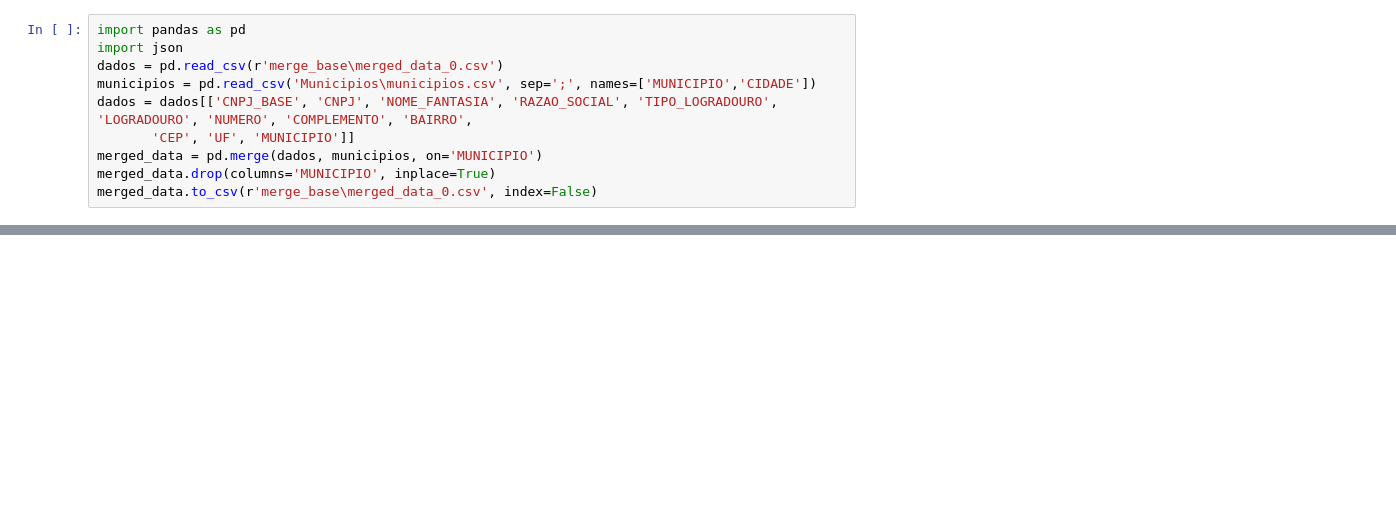
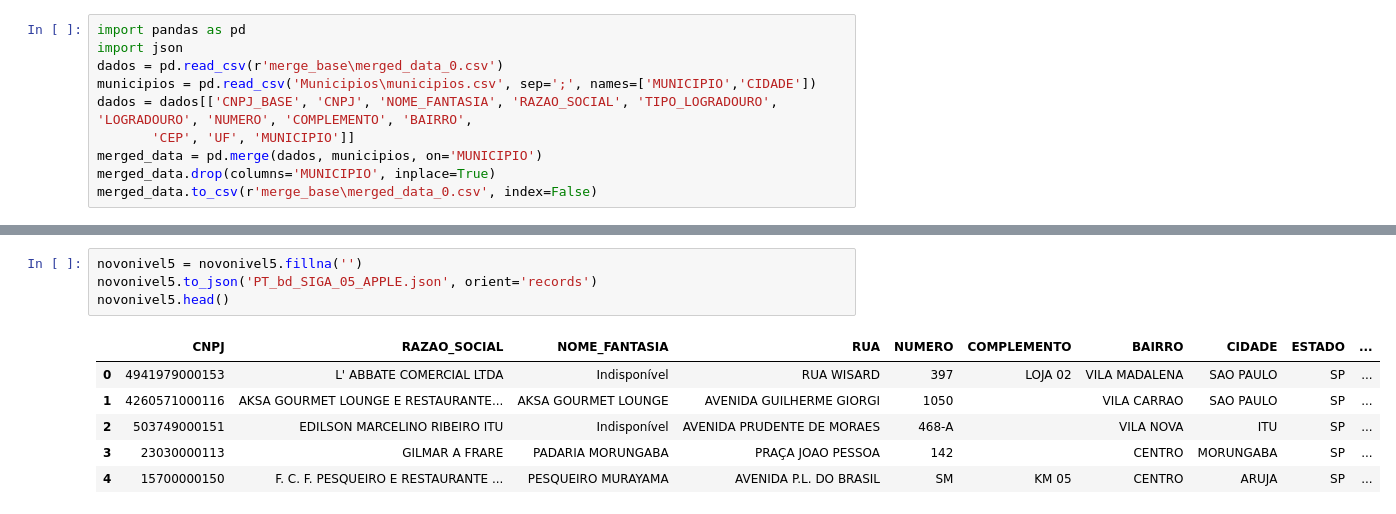
Before and after one commit to Gustavo-H-Martins/ESTABCHECK, a Jupyter notebook: unifica_fontes.ipynb, the cells around one changed output, grey strips where cells are left out. Cells and saved outputs as stored; diff of their text form; blank space fills up the shorter version.

```diff
--- a/unifica_fontes.ipynb
+++ b/unifica_fontes.ipynb
@@ -230,0 +302,11 @@ dados.head(2)
+# %%
+novonivel5 = novonivel5.fillna('')
+novonivel5.to_json('PT_bd_SIGA_05_APPLE.json', orient='records')
+novonivel5.head()
+# %% [output]
+|  | CNPJ | RAZAO_SOCIAL | NOME_FANTASIA | RUA | NUMERO | COMPLEMENTO | BAIRRO | CIDADE | ESTADO | ... |
+| 0 | 4941979000153 | L' ABBATE COMERCIAL LTDA | Indisponível | RUA WISARD | 397 | LOJA 02 | VILA MADALENA | SAO PAULO | SP | ... |
+| 1 | 4260571000116 | AKSA GOURMET LOUNGE E RESTAURANTE... | AKSA GOURMET LOUNGE | AVENIDA GUILHERME GIORGI | 1050 |  | VILA CARRAO | SAO PAULO | SP | ... |
+| 2 | 503749000151 | EDILSON MARCELINO RIBEIRO ITU | Indisponível | AVENIDA PRUDENTE DE MORAES | 468-A |  | VILA NOVA | ITU | SP | ... |
+| 3 | 23030000113 | GILMAR A FRARE | PADARIA MORUNGABA | PRAÇA JOAO PESSOA | 142 |  | CENTRO | MORUNGABA | SP | ... |
+| 4 | 15700000150 | F. C. F. PESQUEIRO E RESTAURANTE ... | PESQUEIRO MURAYAMA | AVENIDA P.L. DO BRASIL | SM | KM 05 | CENTRO | ARUJA | SP | ... |
```
Also changed, not shown: parts of 12 cells of this notebook, 2 other files.
